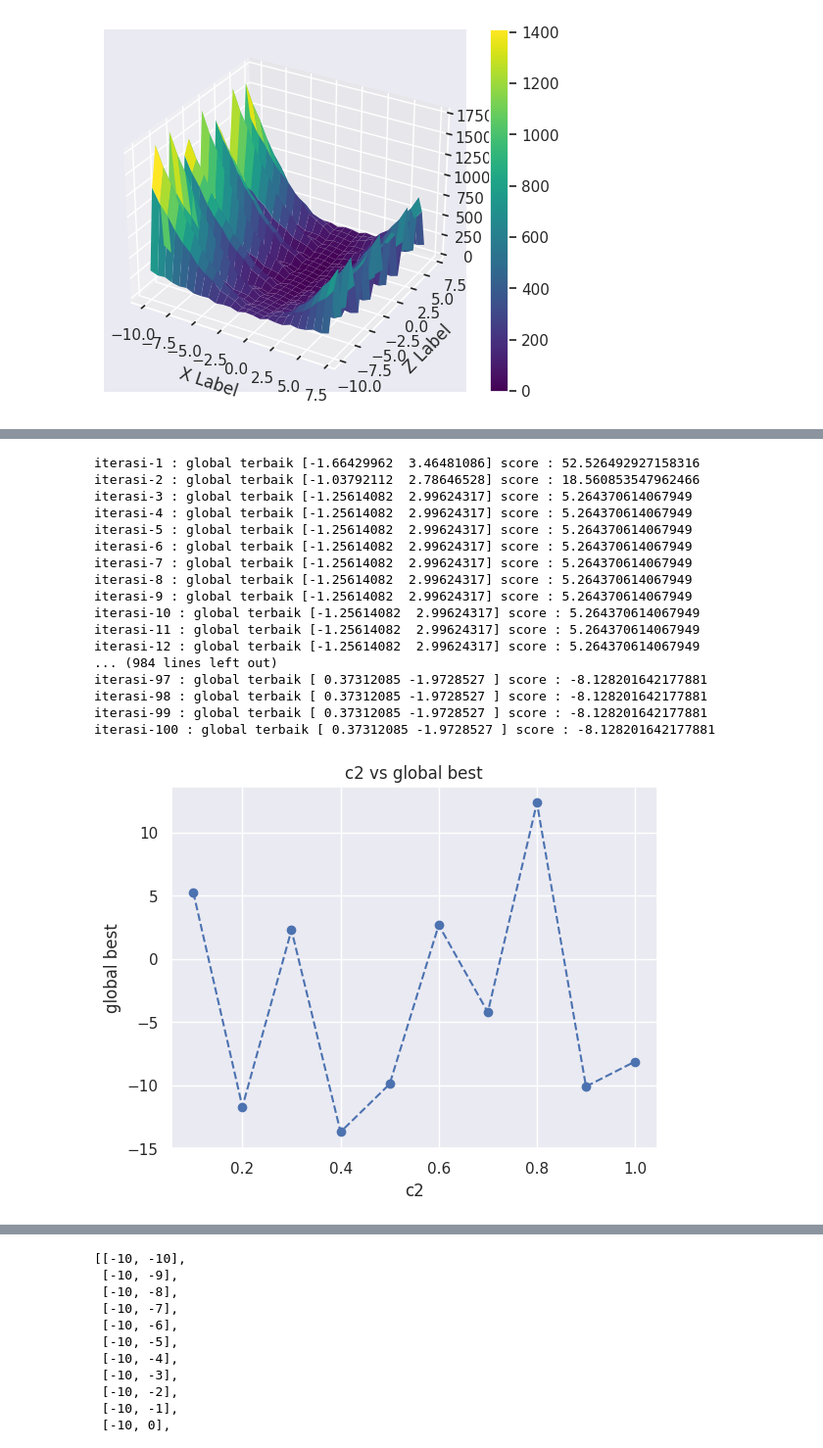
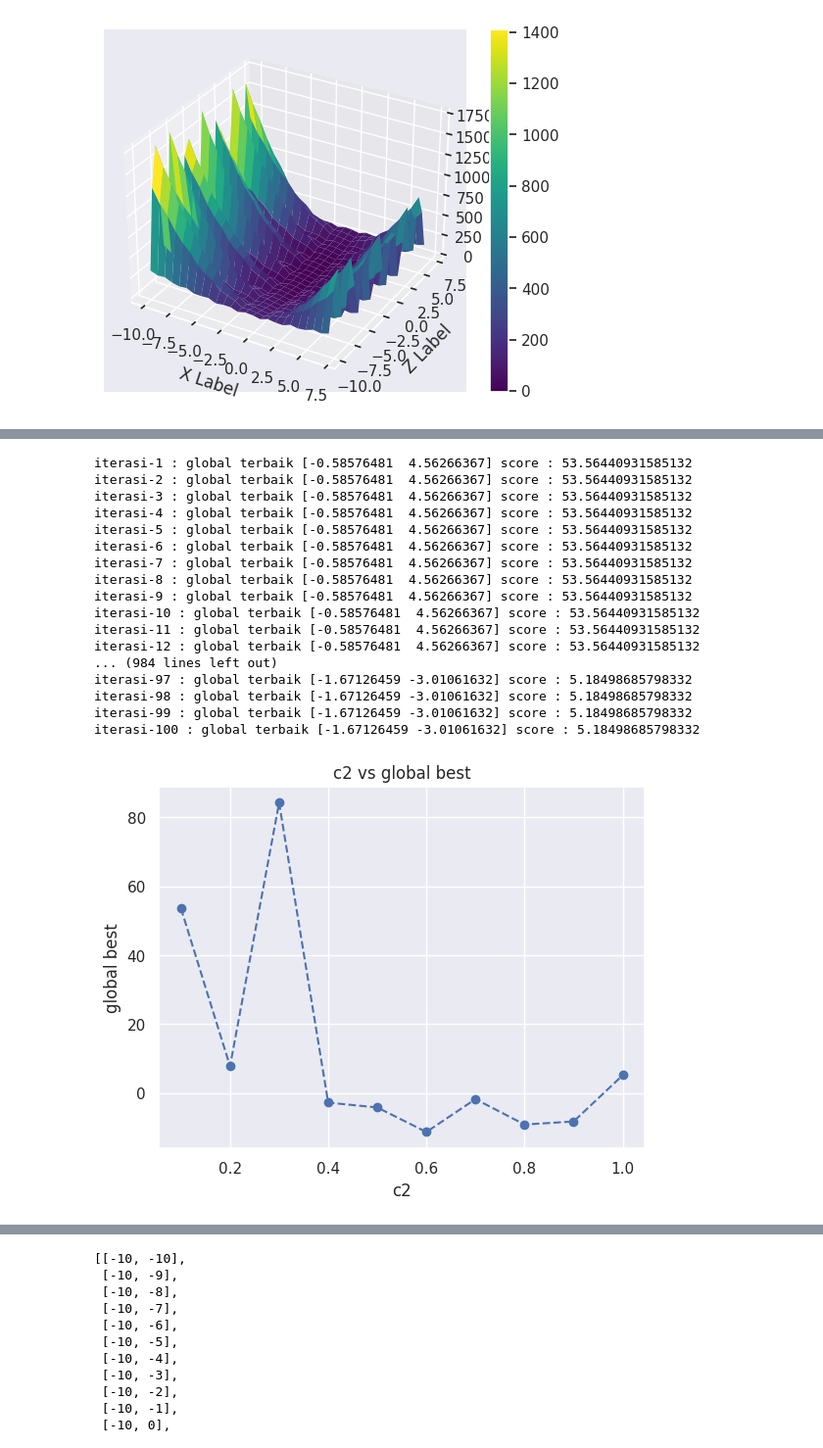
Before and after one commit to khalifardy/optimalisasi_F12_PSO_ACO, a Jupyter notebook: main.ipynb, the cells around one changed output, grey strips where cells are left out. Shown at 98% size. Drawn from its saved outputs; the diff is of its cells as text; code cells hidden in the pictures.

```diff
--- a/main.ipynb
+++ b/main.ipynb
@@ -267,10 +335,10 @@ iterasi-100 : global terbaik [ 0.541312   -1.28047425] score : -9.80075129584080
 # %%
-#c1 range 0.1 - 1 , c2 =1 , w = 1 , iterasi = 100 , partikel =10
+#c1 range 0.1 - 1 , c2 =1 , w = 0.4 , iterasi = 100 , partikel =10
 
 c1 = [i/10 for i in range(1,11)]
 hasil_c1 = []
 for i in c1:
-    pso_c1 = PSO(f12_function,10,2,1,i,1,100,7,-10)
+    pso_c1 = PSO(f12_function,10,2,0.4,i,1,100,7,-10)
     pso_c1.fit()
     hasil_c1.append(pso_c1.gbest_score)
 
@@ -302,36 +370,36 @@ iterasi-100 : global terbaik [0.42786035 1.70894804] score : -8.626667789461326
 # %%
-#c2 range 0.1 - 1 , c1 =1 , w = 1 , iterasi = 100 , partikel =10
+#c2 range 0.1 - 1 , c1 =0.2 , w = 0.4 , iterasi = 100 , partikel =10
 
 c2 = [i/10 for i in range(1,11)]
 hasil_c2 = []
 for i in c2:
-    pso_c2 = PSO(f12_function,10,2,i,1,1,100,7,-10)
+    pso_c2 = PSO(f12_function,10,2,0.4,0.2,i,100,7,-10)
     pso_c2.fit()
     hasil_c2.append(pso_c2.gbest_score)
 
 #plot
 plt.plot(c2, hasil_c2, linestyle='--', marker='o')
 plt.xlabel("c2")
 plt.ylabel("global best")
 plt.title("c2 vs global best")
 plt.show()
 # %% [output]
-iterasi-1 : global terbaik [-1.66429962  3.46481086] score : 52.526492927158316
-iterasi-2 : global terbaik [-1.03792112  2.78646528] score : 18.560853547962466
-iterasi-3 : global terbaik [-1.25614082  2.99624317] score : 5.264370614067949
-iterasi-4 : global terbaik [-1.25614082  2.99624317] score : 5.264370614067949
-iterasi-5 : global terbaik [-1.25614082  2.99624317] score : 5.264370614067949
-iterasi-6 : global terbaik [-1.25614082  2.99624317] score : 5.264370614067949
-iterasi-7 : global terbaik [-1.25614082  2.99624317] score : 5.264370614067949
-iterasi-8 : global terbaik [-1.25614082  2.99624317] score : 5.264370614067949
-iterasi-9 : global terbaik [-1.25614082  2.99624317] score : 5.264370614067949
-iterasi-10 : global terbaik [-1.25614082  2.99624317] score : 5.264370614067949
-iterasi-11 : global terbaik [-1.25614082  2.99624317] score : 5.264370614067949
-iterasi-12 : global terbaik [-1.25614082  2.99624317] score : 5.264370614067949
+iterasi-1 : global terbaik [-0.58576481  4.56266367] score : 53.56440931585132
+iterasi-2 : global terbaik [-0.58576481  4.56266367] score : 53.56440931585132
+iterasi-3 : global terbaik [-0.58576481  4.56266367] score : 53.56440931585132
+iterasi-4 : global terbaik [-0.58576481  4.56266367] score : 53.56440931585132
+iterasi-5 : global terbaik [-0.58576481  4.56266367] score : 53.56440931585132
+iterasi-6 : global terbaik [-0.58576481  4.56266367] score : 53.56440931585132
+iterasi-7 : global terbaik [-0.58576481  4.56266367] score : 53.56440931585132
+iterasi-8 : global terbaik [-0.58576481  4.56266367] score : 53.56440931585132
+iterasi-9 : global terbaik [-0.58576481  4.56266367] score : 53.56440931585132
+iterasi-10 : global terbaik [-0.58576481  4.56266367] score : 53.56440931585132
+iterasi-11 : global terbaik [-0.58576481  4.56266367] score : 53.56440931585132
+iterasi-12 : global terbaik [-0.58576481  4.56266367] score : 53.56440931585132
 ... (984 lines left out)
-iterasi-97 : global terbaik [ 0.37312085 -1.9728527 ] score : -8.128201642177881
-iterasi-98 : global terbaik [ 0.37312085 -1.9728527 ] score : -8.128201642177881
-iterasi-99 : global terbaik [ 0.37312085 -1.9728527 ] score : -8.128201642177881
-iterasi-100 : global terbaik [ 0.37312085 -1.9728527 ] score : -8.128201642177881
+iterasi-97 : global terbaik [-1.67126459 -3.01061632] score : 5.18498685798332
+iterasi-98 : global terbaik [-1.67126459 -3.01061632] score : 5.18498685798332
+iterasi-99 : global terbaik [-1.67126459 -3.01061632] score : 5.18498685798332
+iterasi-100 : global terbaik [-1.67126459 -3.01061632] score : 5.18498685798332
-[figure, old version]
+[figure, new version]
 # %%
```
Also changed, not shown: parts of 12 cells of this notebook, 3 other files.
